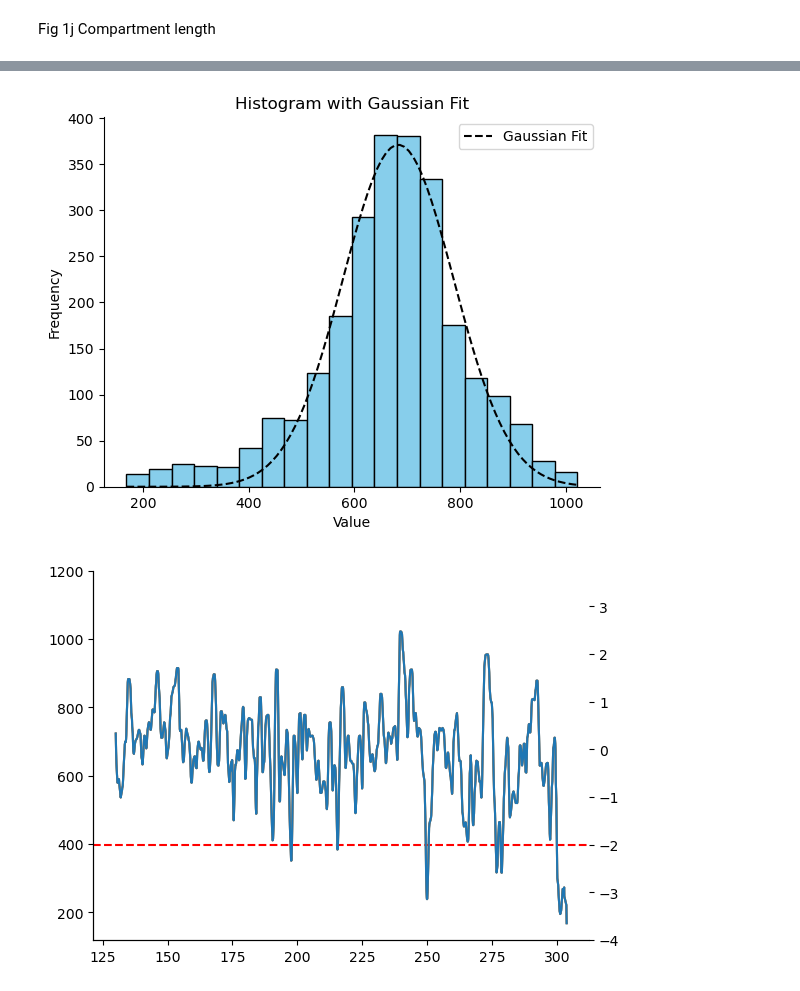
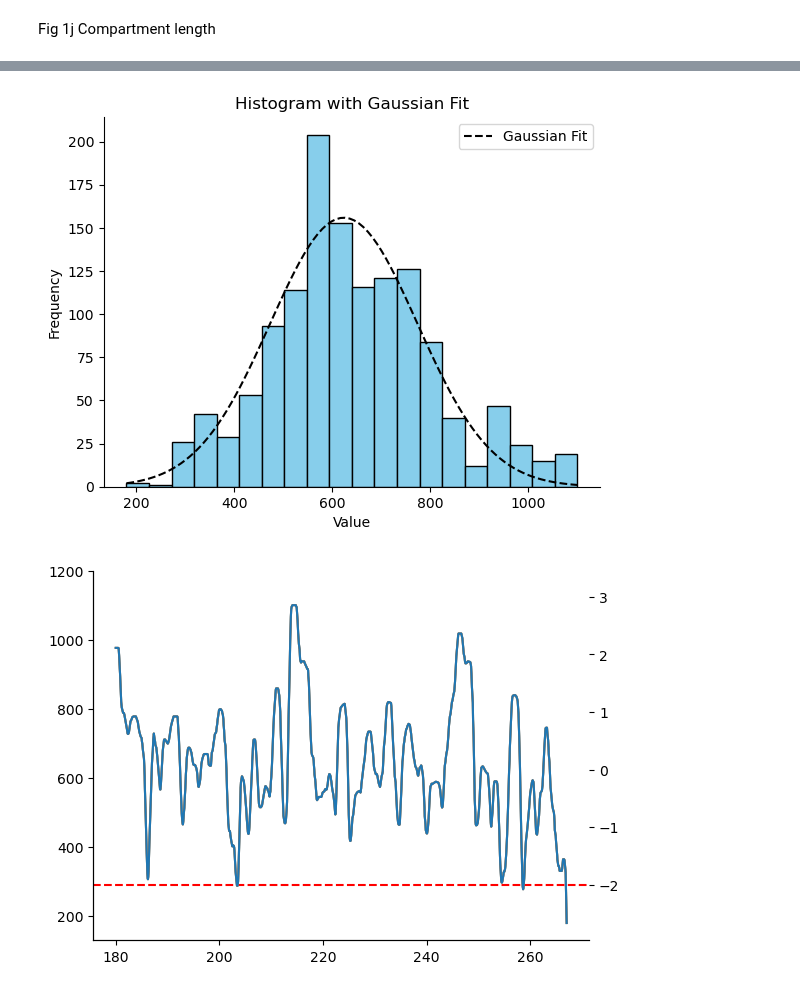
Before and after one commit to tonykelly00/DSC_morphology_pipeline, a Jupyter notebook: notebooks/ExM_analysis.ipynb, the cells around one changed output, grey strips where cells are left out. Cells and saved outputs as stored; diff of their text form; code cells hidden in the pictures.

```diff
--- a/notebooks/ExM_analysis.ipynb
+++ b/notebooks/ExM_analysis.ipynb
@@ -180,0 +201,5 @@ df['smth'].median()
+# %%
+dend_name= 'C1_03_cell2_d2'  #'dendrite3' #'dendrite1' #'C1_03_cell2_d2' #'C1_02_cell1_d2' 'C1_03_cell2_d3'
+#branchs=dendbranch_dic[dend_name]
+
+fig, ax = plot_dsc(DGdata[dend_name],dend_name, corr=1)
@@ -180,0 +210,17 @@ df['smth'].median()
+# %%
+#sets start and end points of branch
+branchNo=  5
+strt = DGdata[dend_name]['branchNo'][branchNo][1]
+
+if branchNo + 1 < len(DGdata[dend_name]['branchNo']) and DGdata[dend_name]['branchNo'][branchNo+1] in DGdata[dend_name]['branchNo']:
+    end = DGdata[dend_name]['branchNo'][branchNo+1][1]
+else:
+    end = (DGdata[dend_name]['data']['length'].iloc[-1] *
+           DGdata[dend_name]['res'] /
+           DGdata[dend_name]['ex_factor'])
+
+ax.set_xlim(strt, end)
+#ax.set_xlim(000, 12000)
+
+#ax.set_ylim(0, 3000)
+fig
@@ -181,32 +229,34 @@ df['smth'].median()
 # %%
+df=DGdata[dend_name]['branch_info']['branchs'][branchNo]
 # Plot histogram
-hist, bins, _ = plt.hist(DGdata['C1_03_cell2_d3']['branch']['smth'], bins=20, color='skyblue', edgecolor='black')
+#hist, bins, _ = plt.hist(DGdata['C1_03_cell2_d3']['branch']['smth'], bins=20, color='skyblue', edgecolor='black')
+hist, bins, _ = plt.hist(df['smth'], bins=20, color='skyblue', edgecolor='black')
 
 # Bin centers
 bin_centers = 0.5 * (bins[1:] + bins[:-1])
 
 # Fit Gaussian to histogram
 def gaussian(x, mu, sigma, A):
     return A * np.exp(-0.5 * ((x - mu) / sigma)**2)
 
-popt, _ = curve_fit(gaussian, bin_centers, hist, p0=[DGdata['C1_03_cell2_d3']['branch']['smth'].mean(), DGdata['C1_03_cell2_d3']['branch']['smth'].std(), 1])
+popt, _ = curve_fit(gaussian, bin_centers, hist, p0=[df['smth'].mean(), df['smth'].std(), 1])
 
 # Plot Gaussian fit
-x = np.linspace(DGdata['C1_03_cell2_d3']['branch']['smth'].min(), DGdata['C1_03_cell2_d3']['branch']['smth'].max(), 100)
+x = np.linspace(df['smth'].min(), df['smth'].max(), 100)
 plt.plot(x, gaussian(x, *popt), 'k--', label='Gaussian Fit')
 
 # Add labels and title
 plt.title('Histogram with Gaussian Fit')
 plt.xlabel('Value')
 plt.ylabel('Frequency')
 
 # Show plot
 plt.legend()
 plt.show()
 # %% [output]
-[figure, old version]
+[figure, new version]
 # %%
-df=DGdata['C1_03_cell2_d3']['branch']
+#df=DGdata['C1_03_cell2_d3']['branch']
 m=df['smth'].median()
 std = df['smth'].std()
 
@@ -230,4 +280,4 @@ ax2.set_ylim((ax1.get_ylim()[0] - m) / std, (ax1.get_ylim()[1] - m) / std)
 
 fig.savefig(plot_path +'/C1_branch_d3_zscore.svg', bbox_inches = 'tight', format='svg')
 # %% [output]
-[figure, old version]
+[figure, new version]
```
Also changed, not shown: parts of 22 cells of this notebook, 4 other files.
